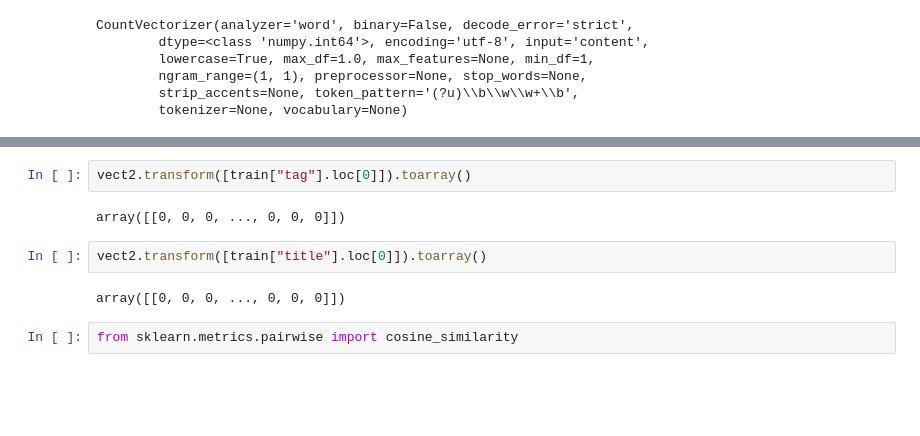
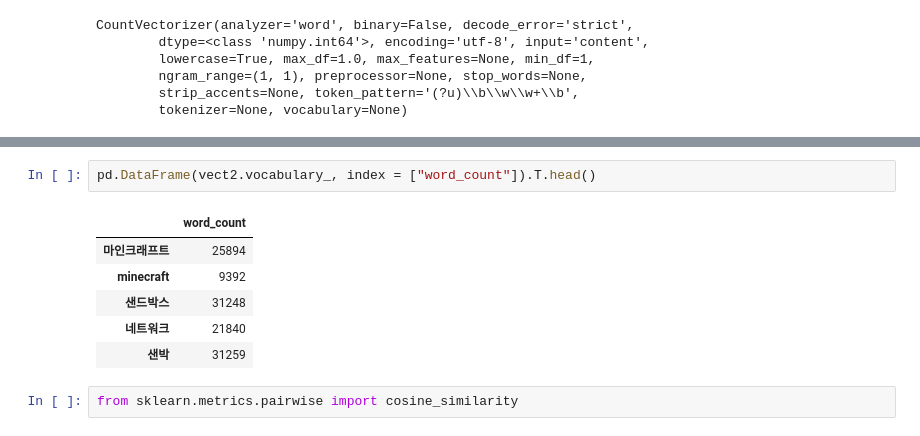
Before and after one commit to daesookimds/YouTube-Video-Hits-Prediction, a Jupyter notebook: Tag - Title - Similarity.ipynb, the cells around one changed output, grey strips where cells are left out. Drawn from its saved outputs; the diff is of its cells as text; blank space fills up the shorter version.

```diff
--- a/Tag - Title - Similarity.ipynb
+++ b/Tag - Title - Similarity.ipynb
@@ -293,11 +313,12 @@ vect2.vocabulary_
-# %%
-vect2.transform([train["tag"].loc[0]]).toarray()
-# %% [output]
-array([[0, 0, 0, ..., 0, 0, 0]])
-# %%
-vect2.transform([train["title"].loc[0]]).toarray()
-# %% [output]
-array([[0, 0, 0, ..., 0, 0, 0]])
+# %%
+pd.DataFrame(vect2.vocabulary_, index = ["word_count"]).T.head()
+# %% [output]
+|  | word_count |
+| 마인크래프트 | 25894 |
+| minecraft | 9392 |
+| 샌드박스 | 31248 |
+| 네트워크 | 21840 |
+| 샌박 | 31259 |
 # %%
 from sklearn.metrics.pairwise import cosine_similarity
 # %%
```
Also changed, not shown: parts of 20 cells of this notebook.
